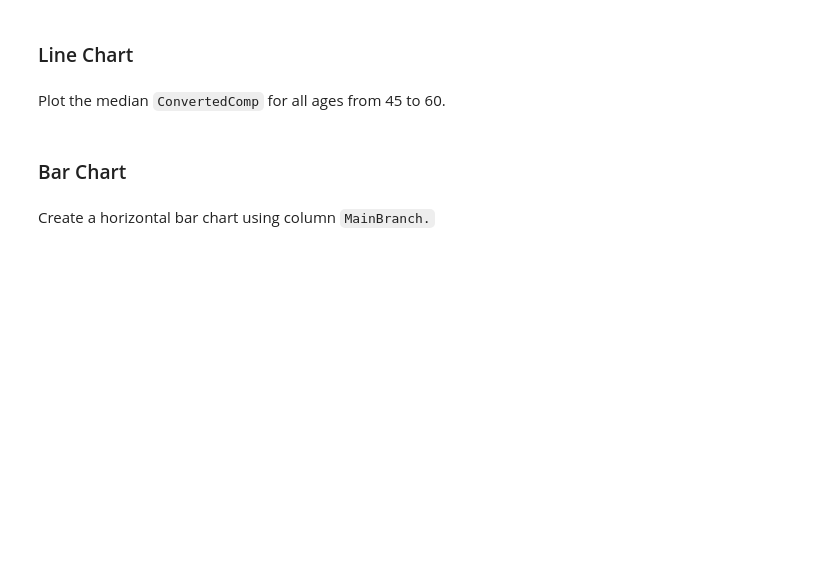
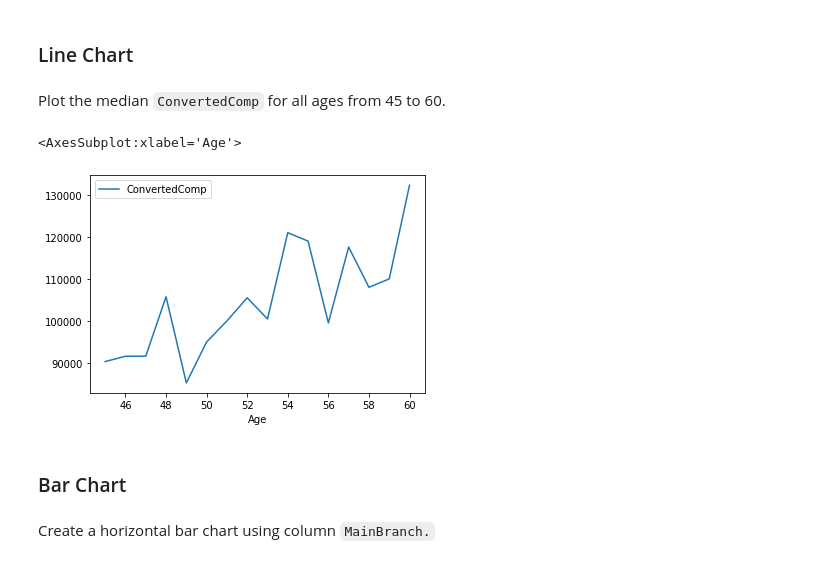
Before and after one commit to Phil-T1/ibm-data-analyst-capstone, a Jupyter notebook: Wk 4 - Visualisation/Wk 4 - Lab 1 - M4DataVisualization-lab.ipynb, the cells around one changed output. Drawn from its saved outputs; the diff is of its cells as text; code cells hidden in the pictures; blank space fills up the shorter version.

```diff
--- a/Wk 4 - Visualisation/Wk 4 - Lab 1 - M4DataVisualization-lab.ipynb
+++ b/Wk 4 - Visualisation/Wk 4 - Lab 1 - M4DataVisualization-lab.ipynb
@@ -266,3 +322,17 @@ Plot the median `ConvertedComp` for all ages from 45 to 60.
+# %%
+sql = '''
+SELECT ConvertedComp, Age
+FROM master
+WHERE Age BETWEEN 45 AND 60;
+'''
+
+df = pd.read_sql(sql, conn)
+df = df.groupby('Age').median().reset_index()
+
+df.plot(x='Age', y='ConvertedComp')
+# %% [output]
+<AxesSubplot:xlabel='Age'>
+[figure, added]
 # %% [markdown]
 ### Bar Chart
 # %% [markdown]
```
Also changed, not shown: parts of 11 cells of this notebook.
